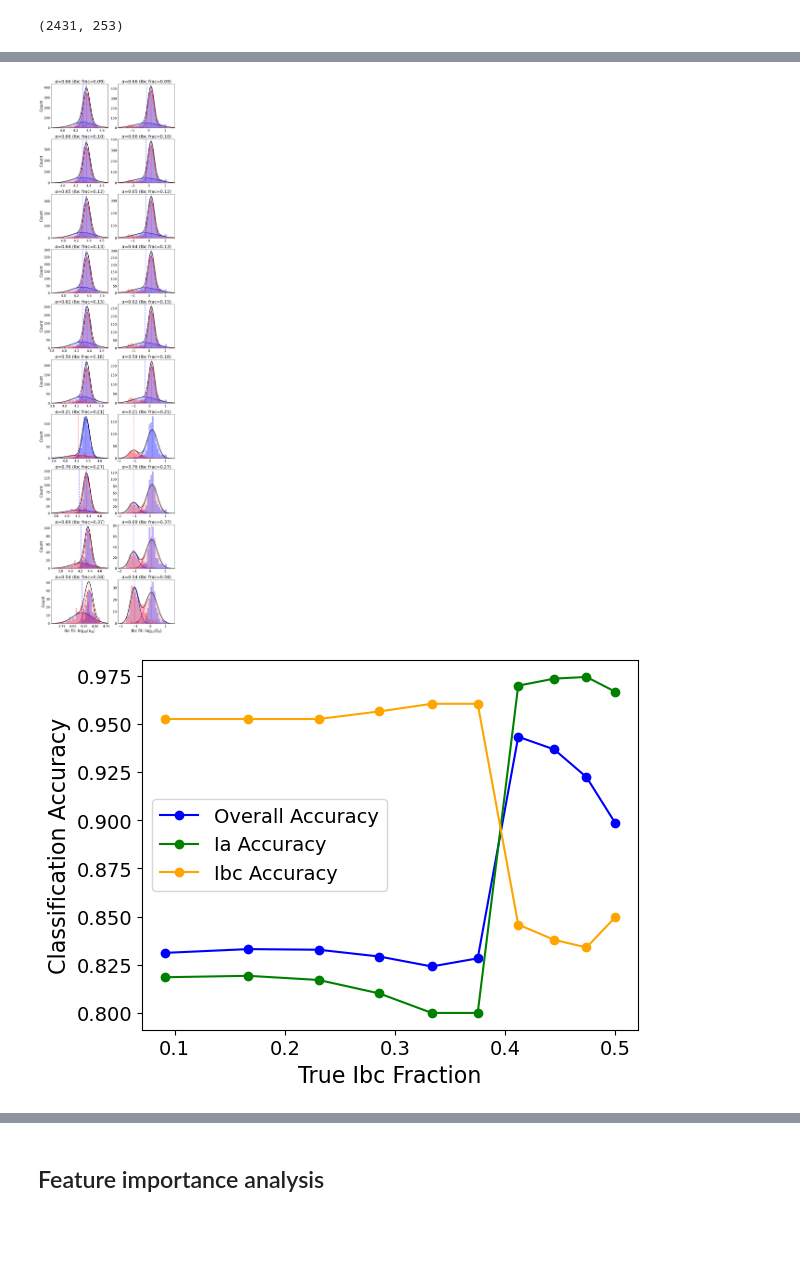
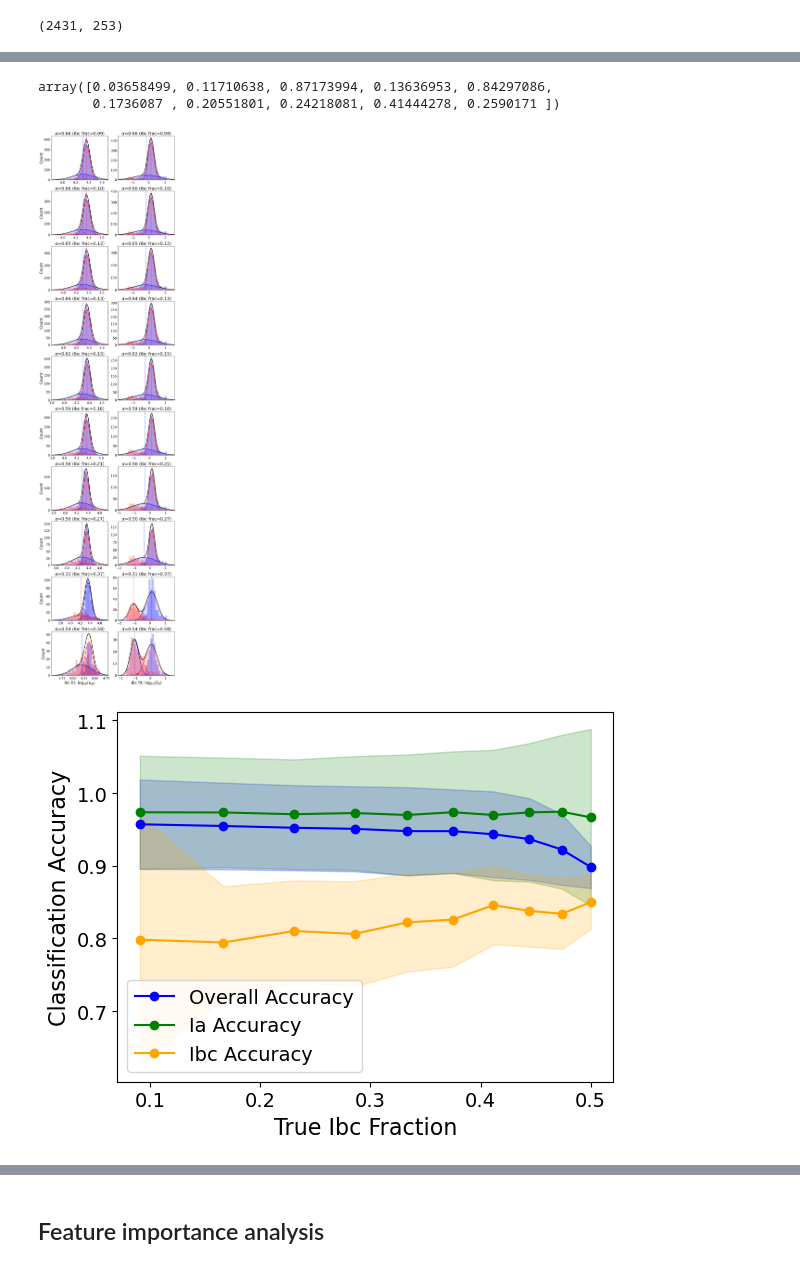
Before and after one commit to asmuzsoy/beams_ext, a Jupyter notebook: separate_parameters.ipynb, the cells around one changed output, grey strips where cells are left out. Saved outputs shown, nothing was run; the diff lists cells and outputs as text; code cells hidden in the pictures; blank space fills up the shorter version.

```diff
--- a/separate_parameters.ipynb
+++ b/separate_parameters.ipynb
@@ -1337,25 +1360,32 @@ plt.legend(fontsize=14)
+# %%
+results_spec['alphas_best']
+# %% [output]
+array([0.03658499, 0.11710638, 0.87173994, 0.13636953, 0.84297086,
+       0.1736087 , 0.20551801, 0.24218081, 0.41444278, 0.2590171 ])
 # %%
-fig, axes = plot_gmm_iterations(iteration_results)
+fig, axes = plot_gmm_iterations(results_spec)
 
 # Plot just iterations 0, 4, 9 for two parameters
-# fig, axes = plot_gmm_iterations(iteration_results, indices=np.arange(10),
+# fig, axes = plot_gmm_iterations(results_spec, indices=np.arange(10),
 #                                  params_to_plot=['log_fni', 'log_vej'])
 fig.savefig("figures/gmm_subset.pdf", bbox_inches='tight')
 # %% [output]
-[figure, old version]
+[figure, new version]
 # %%
-plt.plot(ratios, accuracies_spec[0,:], marker='o', color='blue', label='Overall Accuracy')
-plt.plot(ratios, accuracies_spec[1,:], marker='o', color='green', label='Ia Accuracy')
-plt.plot(ratios, accuracies_spec[2,:], marker='o', color='orange', label='Ibc Accuracy')
-
-# plt.plot(ratios, accuracies_phot[0,:], marker='o', color='red', label='Photometric redshifts')
+acc_labels = ['Overall Accuracy', 'Ia Accuracy', 'Ibc Accuracy']
+acc_colors = ['blue', 'green', 'orange']
+for k in range(3):
+    plt.plot(ratios, results_spec['accuracies_mean'][k, :], marker='o', color=acc_colors[k], label=acc_labels[k])
+    plt.fill_between(ratios,
+                     results_spec['accuracies_mean'][k, :] - results_spec['accuracies_std'][k, :],
+                     results_spec['accuracies_mean'][k, :] + results_spec['accuracies_std'][k, :],
+                     alpha=0.2, color=acc_colors[k])
 plt.xlabel("True Ibc Fraction", fontsize=16)
 plt.ylabel("Classification Accuracy", fontsize=16)
 plt.xticks(fontsize=14)
 plt.yticks(fontsize=14)
 plt.legend(fontsize=14)
-# plt.savefig("figures/accuracy_vs_true_fraction.pdf", bbox_inches='tight')
 plt.show()
 # %% [output]
-[figure, old version]
+[figure, new version]
 # %%
```
Also changed, not shown: parts of 10 cells of this notebook.
